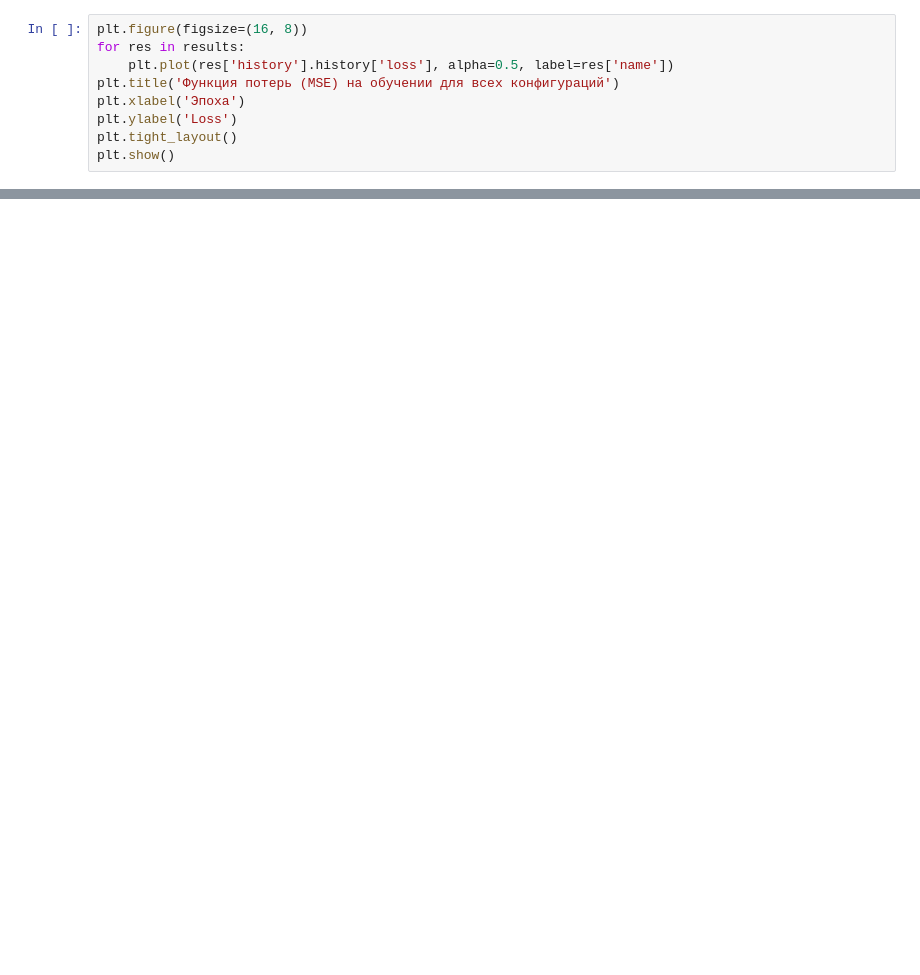
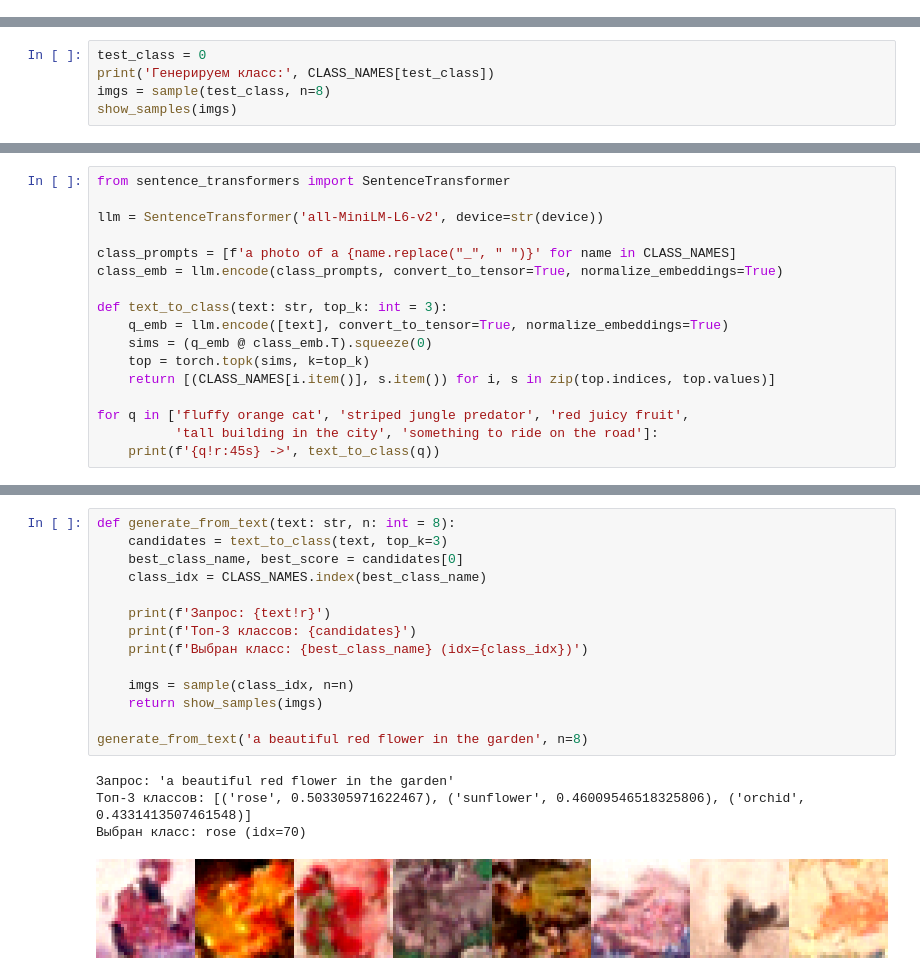
Before and after one commit to DexTver/NN_LETI, a Jupyter notebook: main.ipynb, the cells around one changed output, grey strips where cells are left out. Drawn from its saved outputs; the diff is of its cells as text; blank space fills up the shorter version.

```diff
--- a/main.ipynb
+++ b/main.ipynb
@@ -203,9 +0,0 @@ for arch in architectures:
-# %%
-plt.figure(figsize=(16, 8))
-for res in results:
-    plt.plot(res['history'].history['loss'], alpha=0.5, label=res['name'])
-plt.title('Функция потерь (MSE) на обучении для всех конфигураций')
-plt.xlabel('Эпоха')
-plt.ylabel('Loss')
-plt.tight_layout()
-plt.show()
@@ -336,0 +520,5 @@ for epoch in epochs_to_show:
+# %%
+test_class = 0
+print('Генерируем класс:', CLASS_NAMES[test_class])
+imgs = sample(test_class, n=8)
+show_samples(imgs)
@@ -336,0 +530,17 @@ for epoch in epochs_to_show:
+# %%
+from sentence_transformers import SentenceTransformer
+
+llm = SentenceTransformer('all-MiniLM-L6-v2', device=str(device))
+
+class_prompts = [f'a photo of a {name.replace("_", " ")}' for name in CLASS_NAMES]
+class_emb = llm.encode(class_prompts, convert_to_tensor=True, normalize_embeddings=True)
+
+def text_to_class(text: str, top_k: int = 3):
+    q_emb = llm.encode([text], convert_to_tensor=True, normalize_embeddings=True)
+    sims = (q_emb @ class_emb.T).squeeze(0)
+    top = torch.topk(sims, k=top_k)
+    return [(CLASS_NAMES[i.item()], s.item()) for i, s in zip(top.indices, top.values)]
+
+for q in ['fluffy orange cat', 'striped jungle predator', 'red juicy fruit',
+          'tall building in the city', 'something to ride on the road']:
+    print(f'{q!r:45s} ->', text_to_class(q))
@@ -336,0 +560,19 @@ for epoch in epochs_to_show:
+# %%
+def generate_from_text(text: str, n: int = 8):
+    candidates = text_to_class(text, top_k=3)
+    best_class_name, best_score = candidates[0]
+    class_idx = CLASS_NAMES.index(best_class_name)
+
+    print(f'Запрос: {text!r}')
+    print(f'Топ-3 классов: {candidates}')
+    print(f'Выбран класс: {best_class_name} (idx={class_idx})')
+
+    imgs = sample(class_idx, n=n)
+    return show_samples(imgs)
+
+generate_from_text('a beautiful red flower in the garden', n=8)
+# %% [output]
+Запрос: 'a beautiful red flower in the garden'
+Топ-3 классов: [('rose', 0.503305971622467), ('sunflower', 0.46009546518325806), ('orchid', 0.4331413507461548)]
+Выбран класс: rose (idx=70)
+[figure, added]
```
Also changed, not shown: parts of 48 cells of this notebook, 6 other files.
